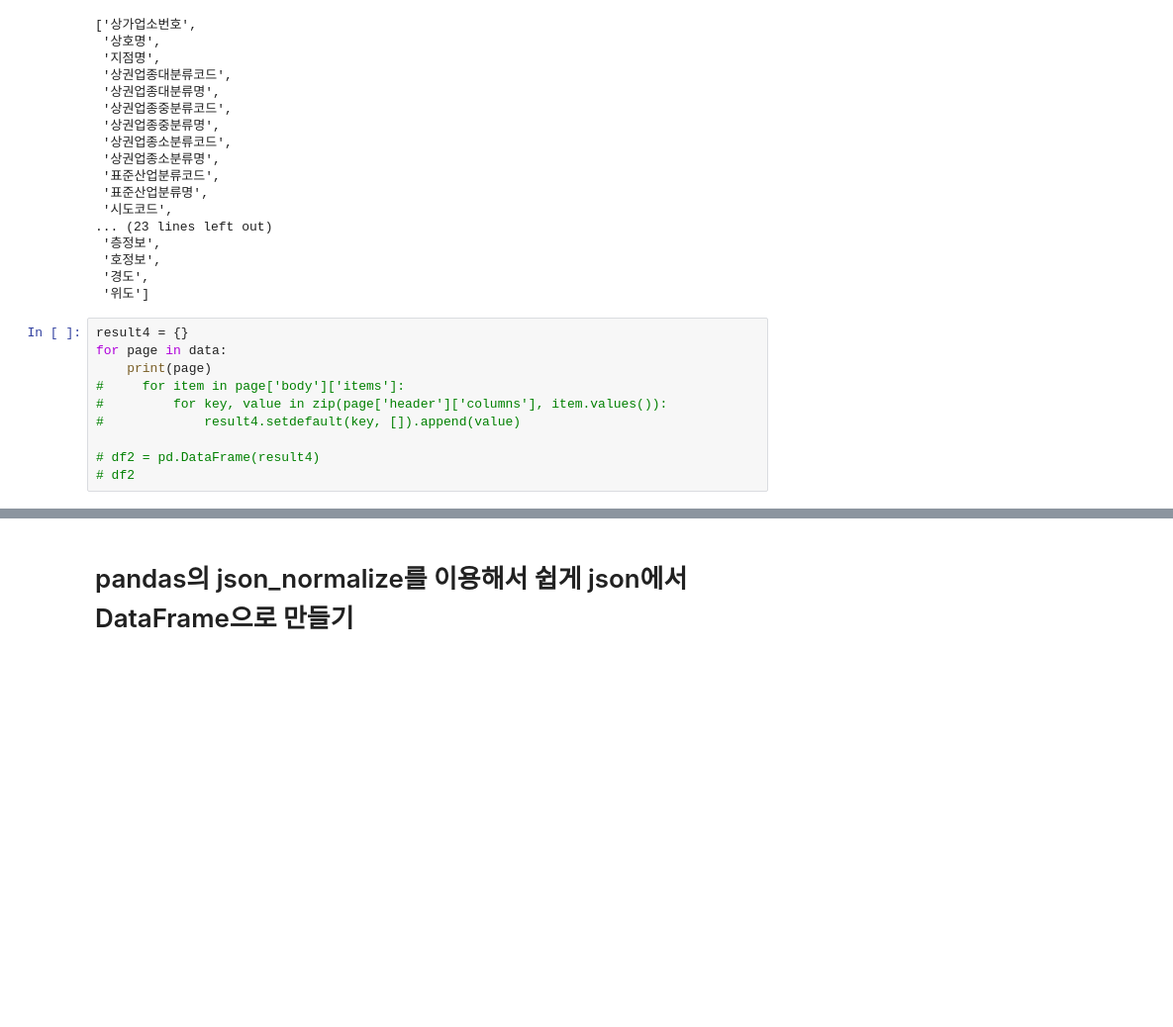
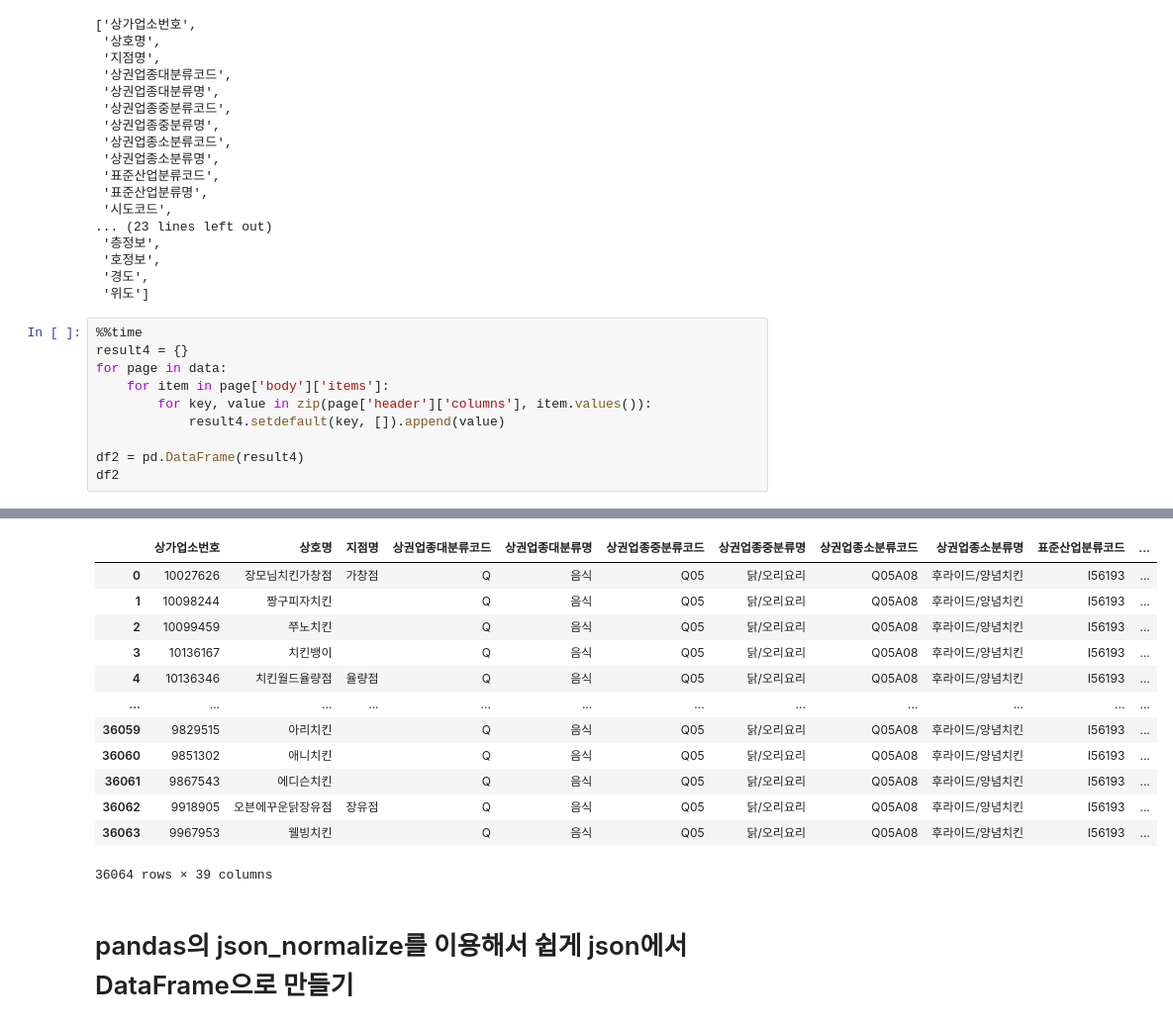
Before and after one commit to haram4th/finech, a Jupyter notebook: 03python/12JSON데이터언패킹해서csv파일로만들기.ipynb, the cells around one changed output, grey strips where cells are left out. Shown at 99% size. Drawn from its saved outputs; the diff is of its cells as text; blank space fills up the shorter version.

```diff
--- a/03python/12JSON데이터언패킹해서csv파일로만들기.ipynb
+++ b/03python/12JSON데이터언패킹해서csv파일로만들기.ipynb
@@ -236,13 +236,13 @@ data[0]['header']['columns']
  '경도',
  '위도']
 # %%
+%%time
 result4 = {}
 for page in data:
-    print(page)
-#     for item in page['body']['items']:
-#         for key, value in zip(page['header']['columns'], item.values()):
-#             result4.setdefault(key, []).append(value)
+    for item in page['body']['items']:
+        for key, value in zip(page['header']['columns'], item.values()):
+            result4.setdefault(key, []).append(value)
 
-# df2 = pd.DataFrame(result4)
-# df2
+df2 = pd.DataFrame(result4)
+df2
 # %% [output]
@@ -250,3 +251,16 @@ NameError: name 'data' is not defined
+|  | 상가업소번호 | 상호명 | 지점명 | 상권업종대분류코드 | 상권업종대분류명 | 상권업종중분류코드 | 상권업종중분류명 | 상권업종소분류코드 | 상권업종소분류명 | 표준산업분류코드 | ... |
+| 0 | 10027626 | 장모님치킨가창점 | 가창점 | Q | 음식 | Q05 | 닭/오리요리 | Q05A08 | 후라이드/양념치킨 | I56193 | ... |
+| 1 | 10098244 | 짱구피자치킨 |  | Q | 음식 | Q05 | 닭/오리요리 | Q05A08 | 후라이드/양념치킨 | I56193 | ... |
+| 2 | 10099459 | 쭈노치킨 |  | Q | 음식 | Q05 | 닭/오리요리 | Q05A08 | 후라이드/양념치킨 | I56193 | ... |
+| 3 | 10136167 | 치킨뱅이 |  | Q | 음식 | Q05 | 닭/오리요리 | Q05A08 | 후라이드/양념치킨 | I56193 | ... |
+| 4 | 10136346 | 치킨월드율량점 | 율량점 | Q | 음식 | Q05 | 닭/오리요리 | Q05A08 | 후라이드/양념치킨 | I56193 | ... |
+| ... | ... | ... | ... | ... | ... | ... | ... | ... | ... | ... | ... |
+| 36059 | 9829515 | 아리치킨 |  | Q | 음식 | Q05 | 닭/오리요리 | Q05A08 | 후라이드/양념치킨 | I56193 | ... |
+| 36060 | 9851302 | 애니치킨 |  | Q | 음식 | Q05 | 닭/오리요리 | Q05A08 | 후라이드/양념치킨 | I56193 | ... |
+| 36061 | 9867543 | 에디슨치킨 |  | Q | 음식 | Q05 | 닭/오리요리 | Q05A08 | 후라이드/양념치킨 | I56193 | ... |
+| 36062 | 9918905 | 오븐에꾸운닭장유점 | 장유점 | Q | 음식 | Q05 | 닭/오리요리 | Q05A08 | 후라이드/양념치킨 | I56193 | ... |
+| 36063 | 9967953 | 웰빙치킨 |  | Q | 음식 | Q05 | 닭/오리요리 | Q05A08 | 후라이드/양념치킨 | I56193 | ... |
+36064 rows × 39 columns
 # %% [markdown]
 # pandas의 json_normalize를 이용해서 쉽게 json에서 DataFrame으로 만들기
 # %%
```
Also changed, not shown: parts of 3 cells of this notebook, 10 other files.
